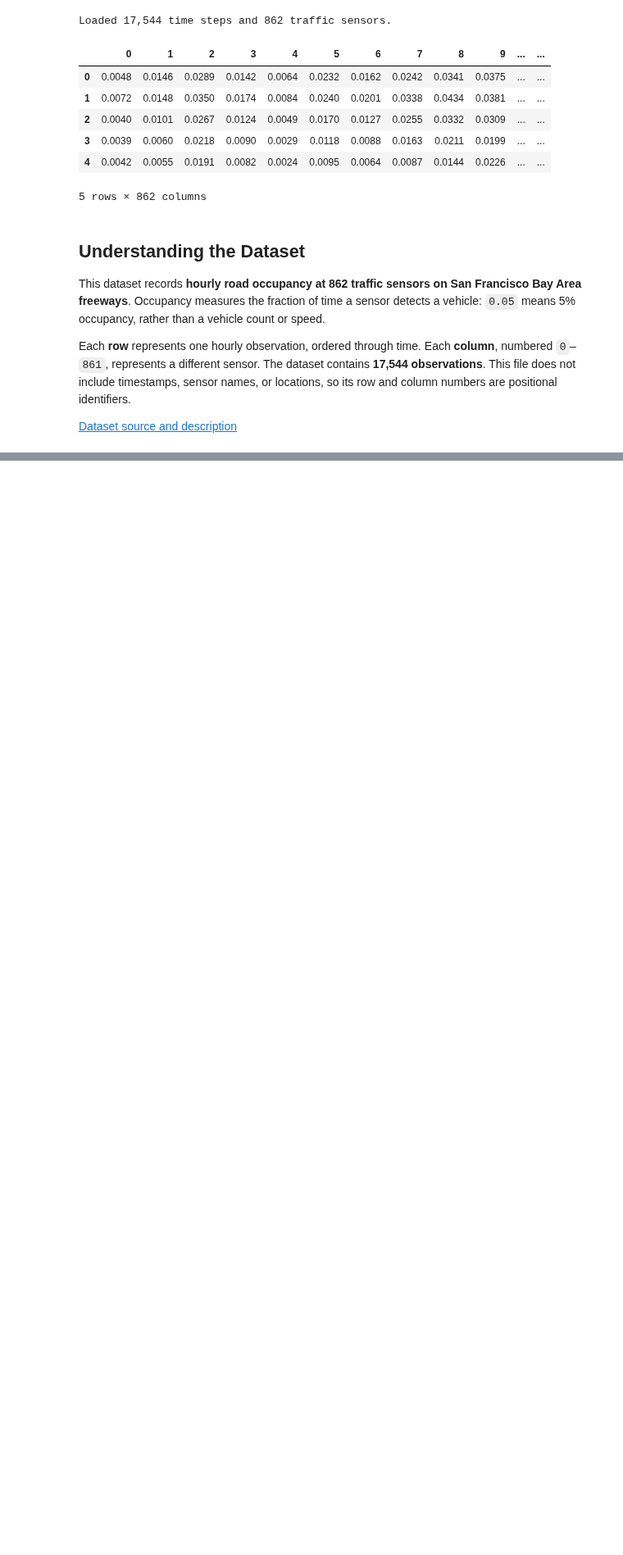
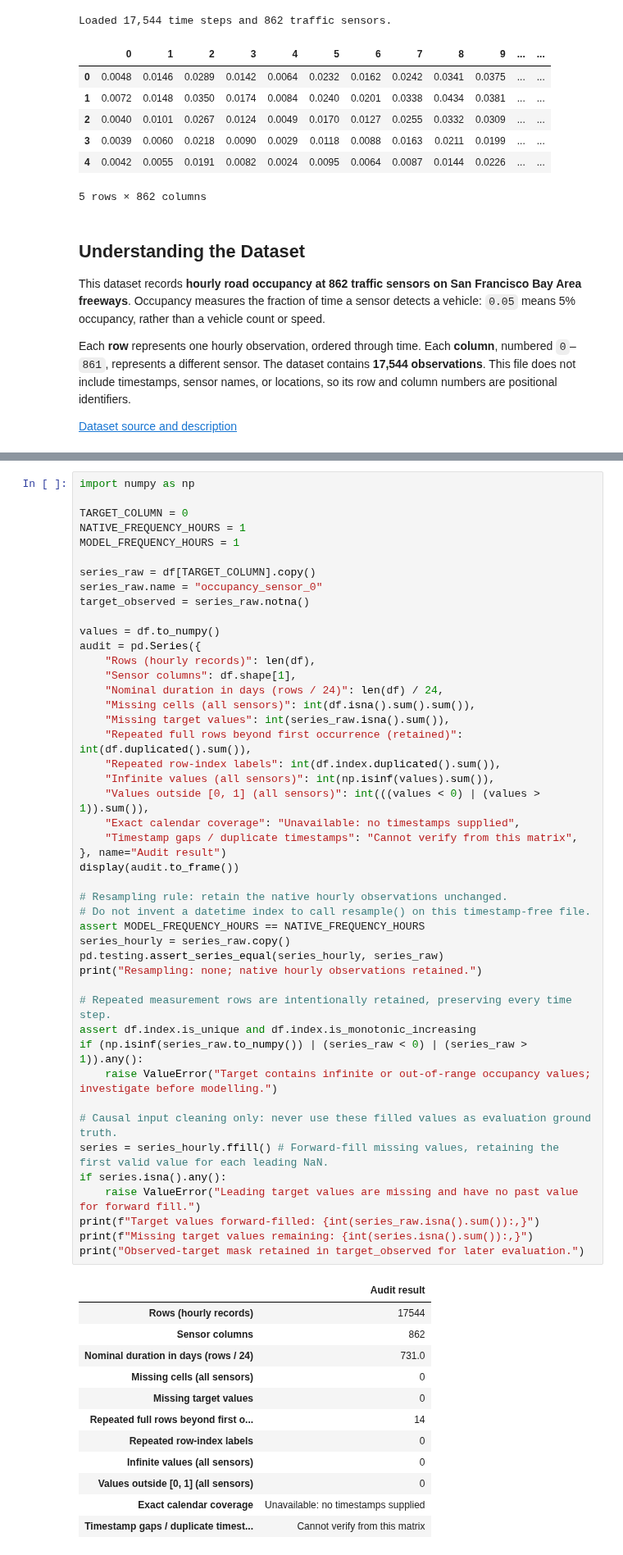
Before and after one commit to Matthew-Linders/AISE_4010_Group_Project, a Jupyter notebook: AISE4010_Project_Group02.ipynb, the cells around one changed output, grey strips where cells are left out. Shown at 82% size. Saved outputs shown, nothing was run; the diff lists cells and outputs as text; blank space fills up the shorter version.

```diff
--- a/AISE4010_Project_Group02.ipynb
+++ b/AISE4010_Project_Group02.ipynb
@@ -83,0 +99,59 @@ Missing values: 0
+# %%
+import numpy as np
+
+TARGET_COLUMN = 0
+NATIVE_FREQUENCY_HOURS = 1
+MODEL_FREQUENCY_HOURS = 1
+
+series_raw = df[TARGET_COLUMN].copy()
+series_raw.name = "occupancy_sensor_0"
+target_observed = series_raw.notna()
+
+values = df.to_numpy()
+audit = pd.Series({
+    "Rows (hourly records)": len(df),
+    "Sensor columns": df.shape[1],
+    "Nominal duration in days (rows / 24)": len(df) / 24,
+    "Missing cells (all sensors)": int(df.isna().sum().sum()),
+    "Missing target values": int(series_raw.isna().sum()),
+    "Repeated full rows beyond first occurrence (retained)": int(df.duplicated().sum()),
+    "Repeated row-index labels": int(df.index.duplicated().sum()),
+    "Infinite values (all sensors)": int(np.isinf(values).sum()),
+    "Values outside [0, 1] (all sensors)": int(((values < 0) | (values > 1)).sum()),
+    "Exact calendar coverage": "Unavailable: no timestamps supplied",
+    "Timestamp gaps / duplicate timestamps": "Cannot verify from this matrix",
+}, name="Audit result")
+display(audit.to_frame())
+
+# Resampling rule: retain the native hourly observations unchanged.
+# Do not invent a datetime index to call resample() on this timestamp-free file.
+assert MODEL_FREQUENCY_HOURS == NATIVE_FREQUENCY_HOURS
+series_hourly = series_raw.copy()
+pd.testing.assert_series_equal(series_hourly, series_raw)
+print("Resampling: none; native hourly observations retained.")
+
+# Repeated measurement rows are intentionally retained, preserving every time step.
+assert df.index.is_unique and df.index.is_monotonic_increasing
+if (np.isinf(series_raw.to_numpy()) | (series_raw < 0) | (series_raw > 1)).any():
+    raise ValueError("Target contains infinite or out-of-range occupancy values; investigate before modelling.")
+
+# Causal input cleaning only: never use these filled values as evaluation ground truth.
+series = series_hourly.ffill() # Forward-fill missing values, retaining the first valid value for each leading NaN.
+if series.isna().any():
+    raise ValueError("Leading target values are missing and have no past value for forward fill.")
+print(f"Target values forward-filled: {int(series_raw.isna().sum()):,}")
+print(f"Missing target values remaining: {int(series.isna().sum()):,}")
+print("Observed-target mask retained in target_observed for later evaluation.")
+# %% [output]
+|  | Audit result |
+| Rows (hourly records) | 17544 |
+| Sensor columns | 862 |
+| Nominal duration in days (rows / 24) | 731.0 |
+| Missing cells (all sensors) | 0 |
+| Missing target values | 0 |
+| Repeated full rows beyond first o... | 14 |
+| Repeated row-index labels | 0 |
+| Infinite values (all sensors) | 0 |
+| Values outside [0, 1] (all sensors) | 0 |
+| Exact calendar coverage | Unavailable: no timestamps supplied |
+| Timestamp gaps / duplicate timest... | Cannot verify from this matrix |
```
Also changed, not shown: parts of 12 cells of this notebook.
